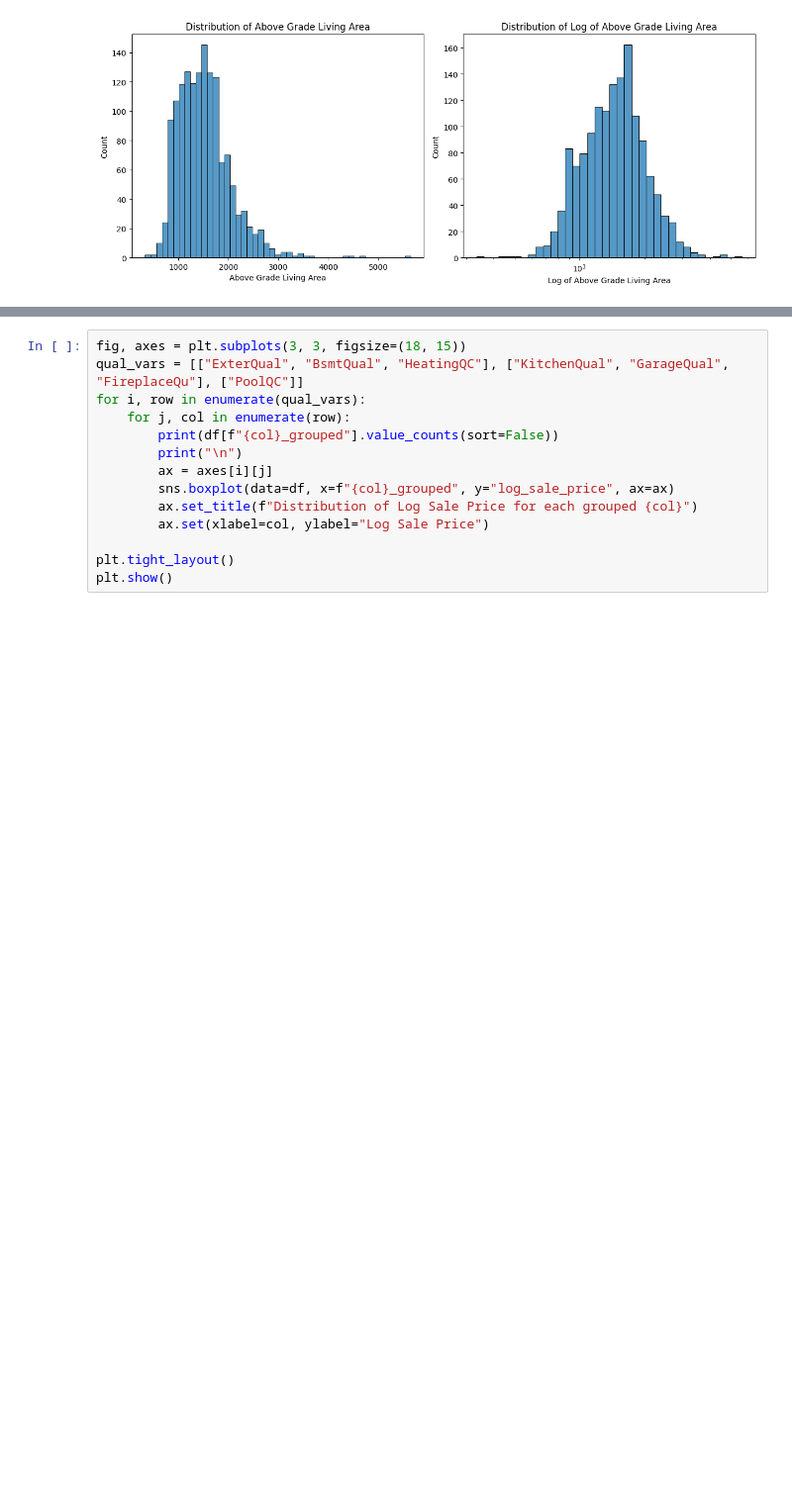
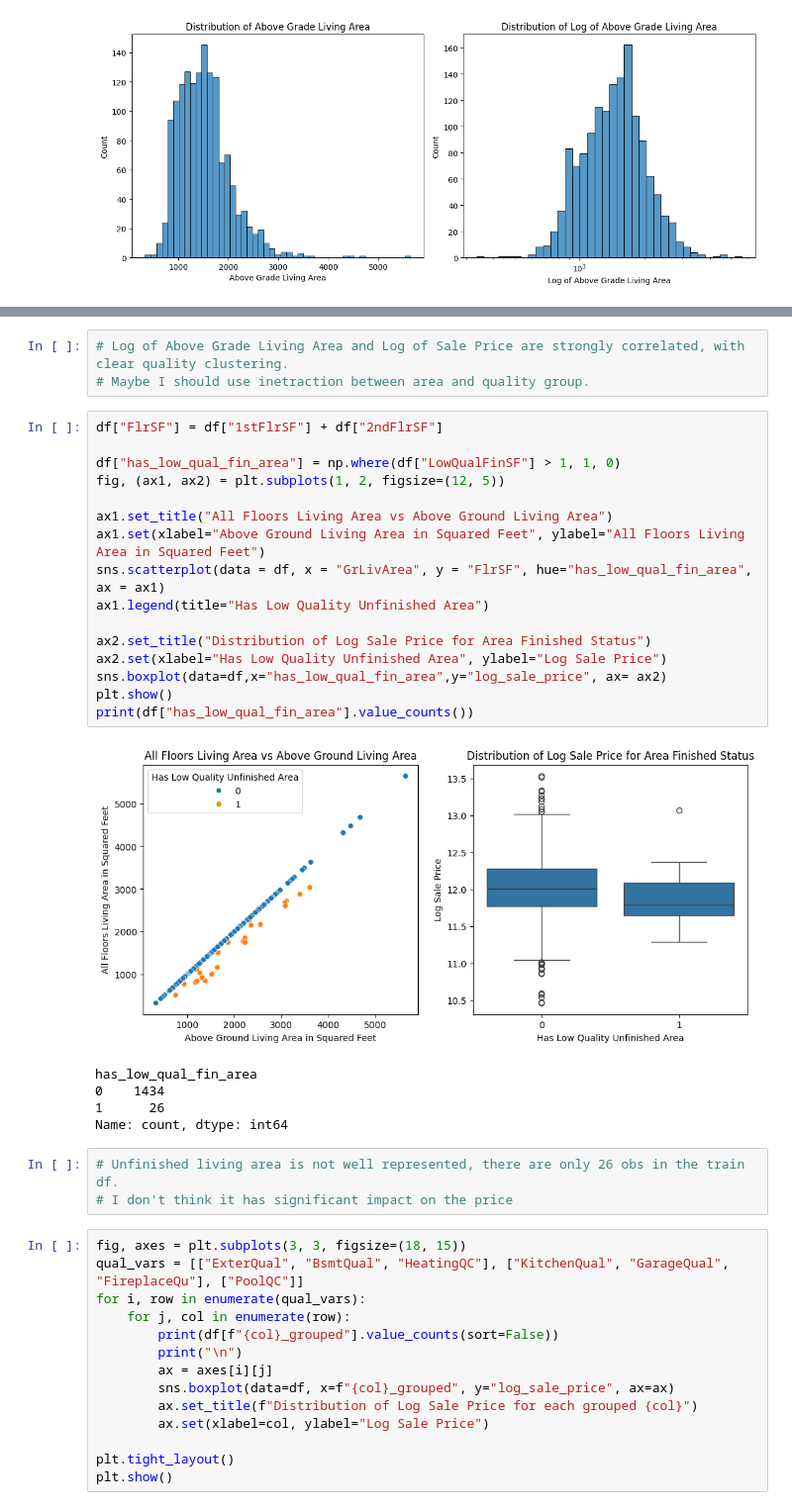
Before and after one commit to Drolfothesgnir/house_prices, a Jupyter notebook: EDA/LivingConditions.ipynb, the cells around one changed output, grey strips where cells are left out. Shown at 99% size. Saved outputs shown, nothing was run; the diff lists cells and outputs as text; blank space fills up the shorter version.

```diff
--- a/EDA/LivingConditions.ipynb
+++ b/EDA/LivingConditions.ipynb
@@ -81,3 +147,31 @@ print(df["log_sale_price"].corr(np.log(df["GrLivArea"]))) # 0.7302548511982289
+# %%
+# Log of Above Grade Living Area and Log of Sale Price are strongly correlated, with clear quality clustering.
+# Maybe I should use inetraction between area and quality group.
+# %%
+df["FlrSF"] = df["1stFlrSF"] + df["2ndFlrSF"]
+
+df["has_low_qual_fin_area"] = np.where(df["LowQualFinSF"] > 1, 1, 0)
+fig, (ax1, ax2) = plt.subplots(1, 2, figsize=(12, 5))
+
+ax1.set_title("All Floors Living Area vs Above Ground Living Area")
+ax1.set(xlabel="Above Ground Living Area in Squared Feet", ylabel="All Floors Living Area in Squared Feet")
+sns.scatterplot(data = df, x = "GrLivArea", y = "FlrSF", hue="has_low_qual_fin_area", ax = ax1)
+ax1.legend(title="Has Low Quality Unfinished Area")
+
+ax2.set_title("Distribution of Log Sale Price for Area Finished Status")
+ax2.set(xlabel="Has Low Quality Unfinished Area", ylabel="Log Sale Price")
+sns.boxplot(data=df,x="has_low_qual_fin_area",y="log_sale_price", ax= ax2)
+plt.show()
+print(df["has_low_qual_fin_area"].value_counts())
+# %% [output]
+[figure, added]
+has_low_qual_fin_area
+0    1434
+1      26
+Name: count, dtype: int64
+# %%
+# Unfinished living area is not well represented, there are only 26 obs in the train df.
+# I don't think it has significant impact on the price
 # %%
 fig, axes = plt.subplots(3, 3, figsize=(18, 15))
 qual_vars = [["ExterQual", "BsmtQual", "HeatingQC"], ["KitchenQual", "GarageQual", "FireplaceQu"], ["PoolQC"]]
```
Also changed, not shown: parts of 20 cells of this notebook, 3 other files.
